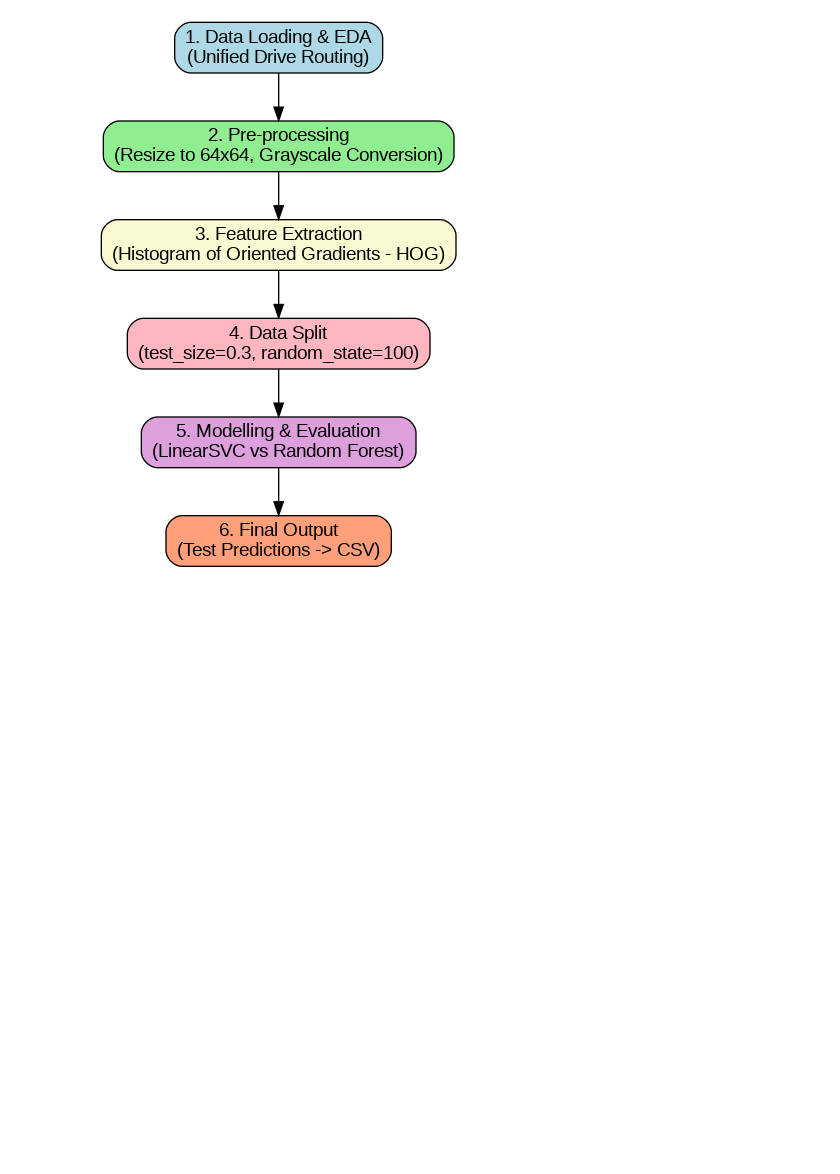
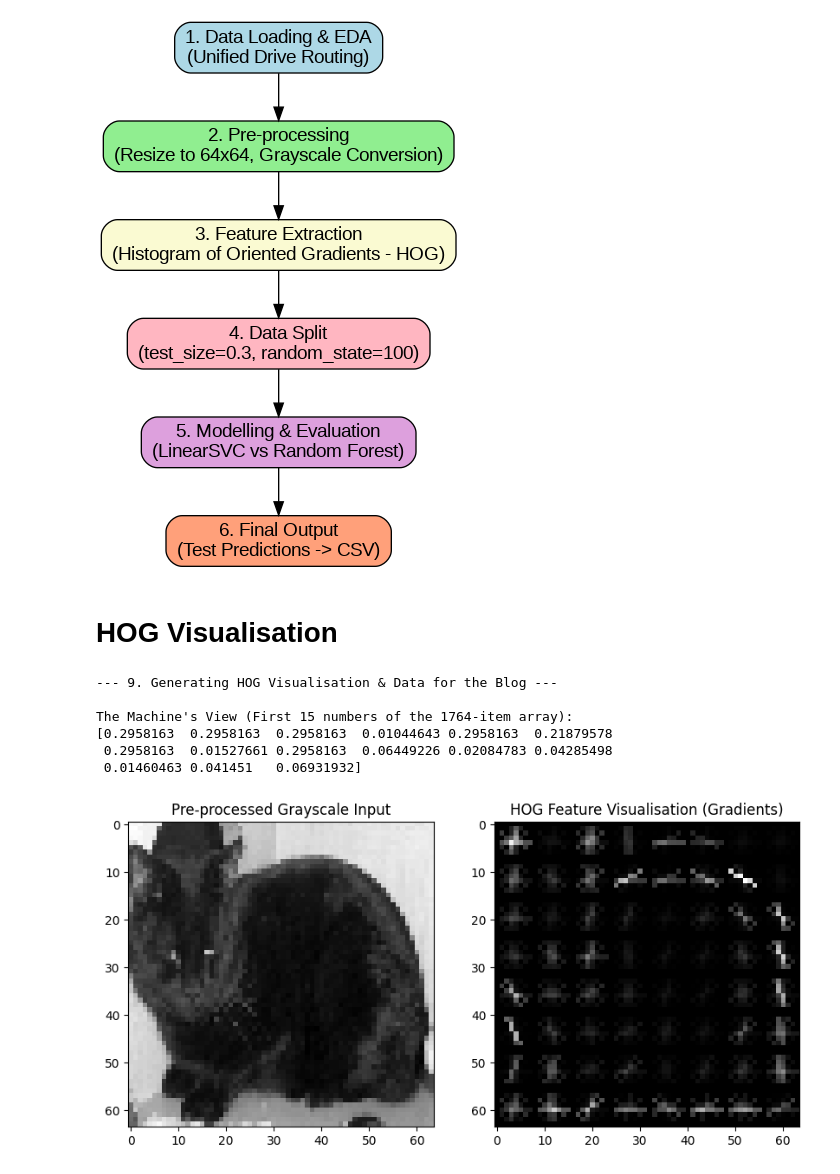
Before and after one commit to Alltingzrpozz/Alltingzrpozz, a Jupyter notebook: Image_Processing_Task.ipynb, the cells around one changed output. Saved outputs shown, nothing was run; the diff lists cells and outputs as text; code cells hidden in the pictures; blank space fills up the shorter version.

```diff
--- a/Image_Processing_Task.ipynb
+++ b/Image_Processing_Task.ipynb
@@ -20,7 +20,7 @@ from IPython.display import display, Image
 # %%
 print("--- 2. Data Loading & Sanity Checks ---")
 # Using relative paths - file directory
-train_df = pd.read_csv('/content/sample_data/train.csv')
+train_df = pd.read_csv('/content/drive/MyDrive/Study/MSc AI/Modules /Applied AI/Lectures/Week 4/data (1)/train.csv')
 TRAIN_IMG_DIR = '/content/drive/MyDrive/Study/MSc AI/Modules /Applied AI/Lectures/Week 4/data (1)/train_images'
 
 print("\nDataset Structure (train.csv):")
@@ -189,3 +189,35 @@ img_pipeline.render('img_pipeline_flowchart', format='png', cleanup=True)
 display(Image(filename='img_pipeline_flowchart.png'))
 # %% [output]
 [figure]
+# %% [markdown]
+# HOG Visualisation
+# %%
+print("--- 9. Generating HOG Visualisation & Data for the Blog ---")
+
+# 1. Use the sample cat image we already loaded during EDA in Block 3
+demo_resized = cv2.resize(img_cat, IMG_SIZE)
+demo_gray = cv2.cvtColor(demo_resized, cv2.COLOR_BGR2GRAY)
+
+# 2. Extract the math AND the visual for just this one image
+demo_features, demo_hog_image = hog(demo_gray, orientations=9, pixels_per_cell=(8, 8),
+                                    cells_per_block=(2, 2), visualize=True)
+
+# 3. Print the actual numerical data (just the first 15 numbers)
+print(f"\nThe Machine's View (First 15 numbers of the {len(demo_features)}-item array):")
+print(demo_features[:15])
+
+# 4. Plot the human-readable HOG image side-by-side
+fig, axes = plt.subplots(1, 2, figsize=(10, 5))
+axes[0].imshow(demo_gray, cmap='gray')
+axes[0].set_title('Pre-processed Grayscale Input')
+axes[1].imshow(demo_hog_image, cmap='gray')
+axes[1].set_title('HOG Feature Visualisation (Gradients)')
+plt.show()
+# %% [output]
+--- 9. Generating HOG Visualisation & Data for the Blog ---
+
+The Machine's View (First 15 numbers of the 1764-item array):
+[0.2958163  0.2958163  0.2958163  0.01044643 0.2958163  0.21879578
+ 0.2958163  0.01527661 0.2958163  0.06449226 0.02084783 0.04285498
+ 0.01460463 0.041451   0.06931932]
+[figure, added]
```
